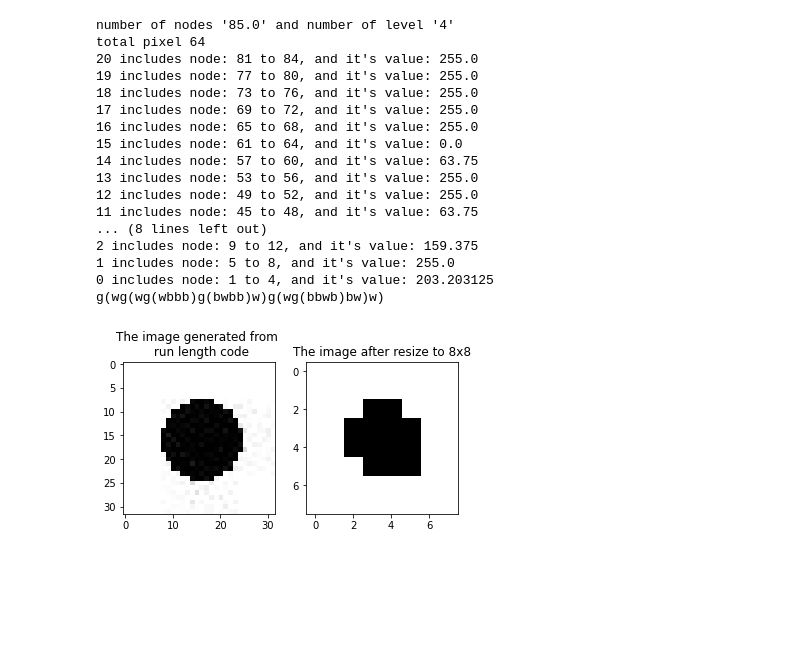
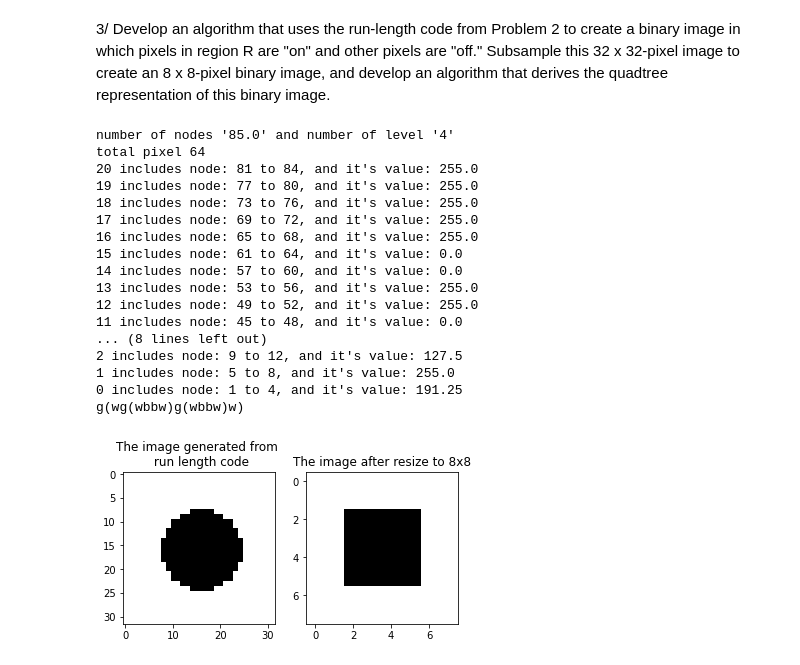
Before and after one commit to dangkimbao1999/ImageProcessing, a Jupyter notebook: problem_set1/quadtree_2bit.ipynb, the cells around one changed output. Drawn from its saved outputs; the diff is of its cells as text; code cells hidden in the pictures; blank space fills up the shorter version.

```diff
--- a/problem_set1/quadtree_2bit.ipynb
+++ b/problem_set1/quadtree_2bit.ipynb
@@ -1,3 +1,6 @@
+# %% [markdown]
+3/ Develop an algorithm that uses the run-length code from Problem 2 to create a binary image in which pixels in region R are "on" and other pixels are "off." Subsample this 32 x 32-pixel image to create an 8 x 8-pixel binary image, and
+develop an algorithm that derives the quadtree representation of this binary image.
 # %%
 import matplotlib.pyplot as plt
 from PIL import Image
@@ -11,9 +14,10 @@ class Point(object): # at a pixel
 class Pixel(object):
     def __init__(self, color = 0,topLeft = Point(0, 0),bottomRight = Point(0, 0),neighbor =[0,0]):
         self.color = color
-        self.topLeft = topLeft
+        self.topLeft = topLeft # position of fist and last pixel in a set of 4 pixel in 1 leaf
         self.bottomRight = bottomRight
-        self.neighbor = neighbor
+        self.neighbor = neighbor # neighbor's index
+
 class quadtree():
     def __init__(self, image):
         self.level = 0
@@ -43,7 +47,6 @@ class quadtree():
         for i in range(0, int(self.size)):
             self.tree.append(Pixel())
 
-
         # Store leaves into array
         count = 0
         for i in range(image.size[0] - 1, 0, -2):
@@ -64,25 +67,22 @@ class quadtree():
                         Point(i - 1, j - 1))
                 count += 1
         # Calculate and create parent nodes by taking average value
-#         print("parent start: %d" %count)
+        # print("parent start: %d" %count)
         end_leaf = int(self.size) - 4 * count - 1
         for i in range(end_leaf, -1, -1):
-            # chứa 4 pixel trong 1 leaf đó cộng lại
-
+            # contain combination of 4 pixel in 1 leaf
             self.tree[i] = Pixel( (self.tree[4*i+1].color + self.tree[4*i+2].color + self.tree[4*i+3].color + self.tree[4*i+4].color) /4,
                   self.tree[4 * i + 1].topLeft,
                   self.tree[4 * i + 4].bottomRight,[4*i+1,4*i+4])
-##              # position of pixel đầu và cuối trong cụm 4 pixel trong 1 leaf
-                #DFS, những node cuối trong array là leaves, mấy node đầu là hợp của 4 node kề nhau
-                #vd 8*8 = 64 => 85 node kể cả parent lần leaves-> 21 node parent và 64 leaves
+                # position of fist and last pixel in a set of 4 pixel in 1 leaf
+                # DFS, those nodes in the array are leaves, those first nodes contain next 4 nodes
+                # ex: 8*8 = 64 => 85 nodes including parent nodes and leaves-> 21 node parent và 64 leaves
             print("{0} includes node: {1} to {2}, and it's value: {3}".format(i,4*i+1,4*i+4,self.tree[i].color))
-
+    # minimize the format (g(wwww)->w, g(bbbb)->b)
     def print(self,v):
         visited = set()
         global s
         self.printUtil(v,visited)
-        #print(s)
-#         print(self.level)
         while(self.level >= 0):
             m=0
             finalStr=""
@@ -98,8 +98,8 @@ class quadtree():
                 m+=1
             self.level -=1
             s = finalStr
-#         print(self.level)
         print(finalStr)
+    # traverse through the tree and append to string
     def printUtil(self,v,visited):
         global s
         visited.add(v)
@@ -114,40 +114,41 @@ class quadtree():
             elif self.tree[v].color != 255:
                 s+="b"
 
         for neighbour in range(self.tree[v].neighbor[0],self.tree[v].neighbor[1]+1):
             if neighbour not in visited:
                 self.printUtil(neighbour,visited)
         if( v < self.size -self.x * self.y):
             s+=")"
 
-img = Image.open('run_length.jpg').resize((8,8)).convert('1')
+img = Image.open('run_length.jpg').convert('1')
+resized = img.resize((8,8))
 
 plt.subplot(1,2,1)
-plt.imshow(Image.open('run_length.jpg'))
+plt.imshow(img)
 plt.title('The image generated from \n run length code')
 
 plt.subplot(1,2,2)
-plt.imshow(img)
+plt.imshow(resized)
 plt.title('The image after resize to 8x8')
 
-quadTree = quadtree(img)
+quadTree = quadtree(resized)
 quadTree.print(0)
 # %% [output]
 number of nodes '85.0' and number of level '4'
 total pixel 64
 20 includes node: 81 to 84, and it's value: 255.0
 19 includes node: 77 to 80, and it's value: 255.0
 18 includes node: 73 to 76, and it's value: 255.0
 17 includes node: 69 to 72, and it's value: 255.0
 16 includes node: 65 to 68, and it's value: 255.0
 15 includes node: 61 to 64, and it's value: 0.0
-14 includes node: 57 to 60, and it's value: 63.75
+14 includes node: 57 to 60, and it's value: 0.0
 13 includes node: 53 to 56, and it's value: 255.0
 12 includes node: 49 to 52, and it's value: 255.0
-11 includes node: 45 to 48, and it's value: 63.75
+11 includes node: 45 to 48, and it's value: 0.0
 ... (8 lines left out)
-2 includes node: 9 to 12, and it's value: 159.375
+2 includes node: 9 to 12, and it's value: 127.5
 1 includes node: 5 to 8, and it's value: 255.0
-0 includes node: 1 to 4, and it's value: 203.203125
-g(wg(wg(wbbb)g(bwbb)w)g(wg(bbwb)bw)w)
+0 includes node: 1 to 4, and it's value: 191.25
+g(wg(wbbw)g(wbbw)w)
-[figure, old version]
+[figure, new version]
```
Also changed, not shown: 2 other files.
